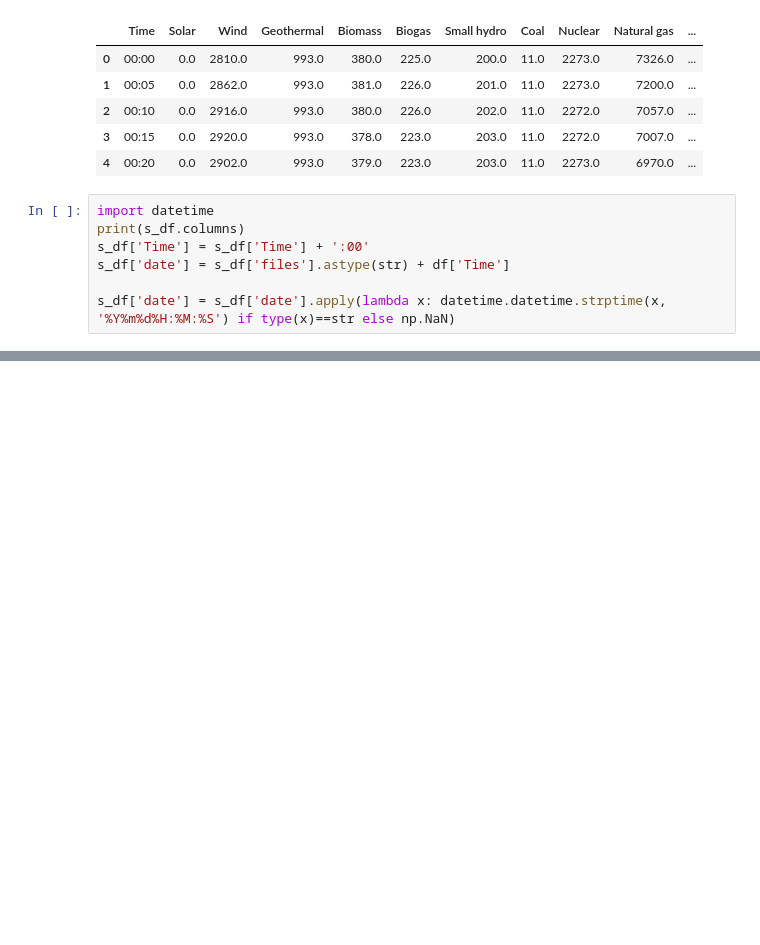
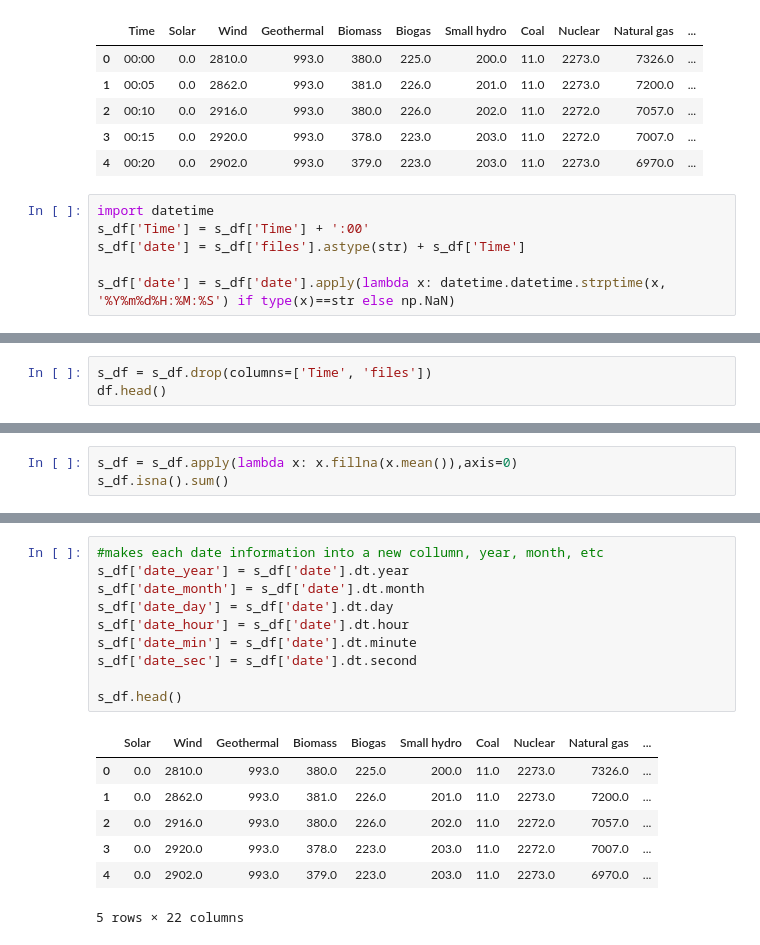
Before and after one commit to dairuinz/data_mining, a Jupyter notebook: data_mining_1.ipynb, the cells around one changed output, grey strips where cells are left out. Cells and saved outputs as stored; diff of their text form; blank space fills up the shorter version.

```diff
--- a/data_mining_1.ipynb
+++ b/data_mining_1.ipynb
@@ -302,8 +435,7 @@ s_df.head()
 | 4 | 00:20 | 0.0 | 2902.0 | 993.0 | 379.0 | 223.0 | 203.0 | 11.0 | 2273.0 | 6970.0 | ... |
 # %%
 import datetime
-print(s_df.columns)
 s_df['Time'] = s_df['Time'] + ':00'
-s_df['date'] = s_df['files'].astype(str) + df['Time']
+s_df['date'] = s_df['files'].astype(str) + s_df['Time']
 
 s_df['date'] = s_df['date'].apply(lambda x: datetime.datetime.strptime(x, '%Y%m%d%H:%M:%S') if type(x)==str else np.NaN)
@@ -315,0 +442,3 @@ KeyError: ignored
+# %%
+s_df = s_df.drop(columns=['Time', 'files'])
+df.head()
@@ -315,0 +452,3 @@ KeyError: ignored
+# %%
+s_df = s_df.apply(lambda x: x.fillna(x.mean()),axis=0)
+s_df.isna().sum()
@@ -315,0 +473,18 @@ KeyError: ignored
+# %%
+#makes each date information into a new collumn, year, month, etc
+s_df['date_year'] = s_df['date'].dt.year
+s_df['date_month'] = s_df['date'].dt.month
+s_df['date_day'] = s_df['date'].dt.day
+s_df['date_hour'] = s_df['date'].dt.hour
+s_df['date_min'] = s_df['date'].dt.minute
+s_df['date_sec'] = s_df['date'].dt.second
+
+s_df.head()
+# %% [output]
+|  | Solar | Wind | Geothermal | Biomass | Biogas | Small hydro | Coal | Nuclear | Natural gas | ... |
+| 0 | 0.0 | 2810.0 | 993.0 | 380.0 | 225.0 | 200.0 | 11.0 | 2273.0 | 7326.0 | ... |
+| 1 | 0.0 | 2862.0 | 993.0 | 381.0 | 226.0 | 201.0 | 11.0 | 2273.0 | 7200.0 | ... |
+| 2 | 0.0 | 2916.0 | 993.0 | 380.0 | 226.0 | 202.0 | 11.0 | 2272.0 | 7057.0 | ... |
+| 3 | 0.0 | 2920.0 | 993.0 | 378.0 | 223.0 | 203.0 | 11.0 | 2272.0 | 7007.0 | ... |
+| 4 | 0.0 | 2902.0 | 993.0 | 379.0 | 223.0 | 203.0 | 11.0 | 2273.0 | 6970.0 | ... |
+5 rows × 22 columns
```
Also changed, not shown: parts of 12 cells of this notebook.
